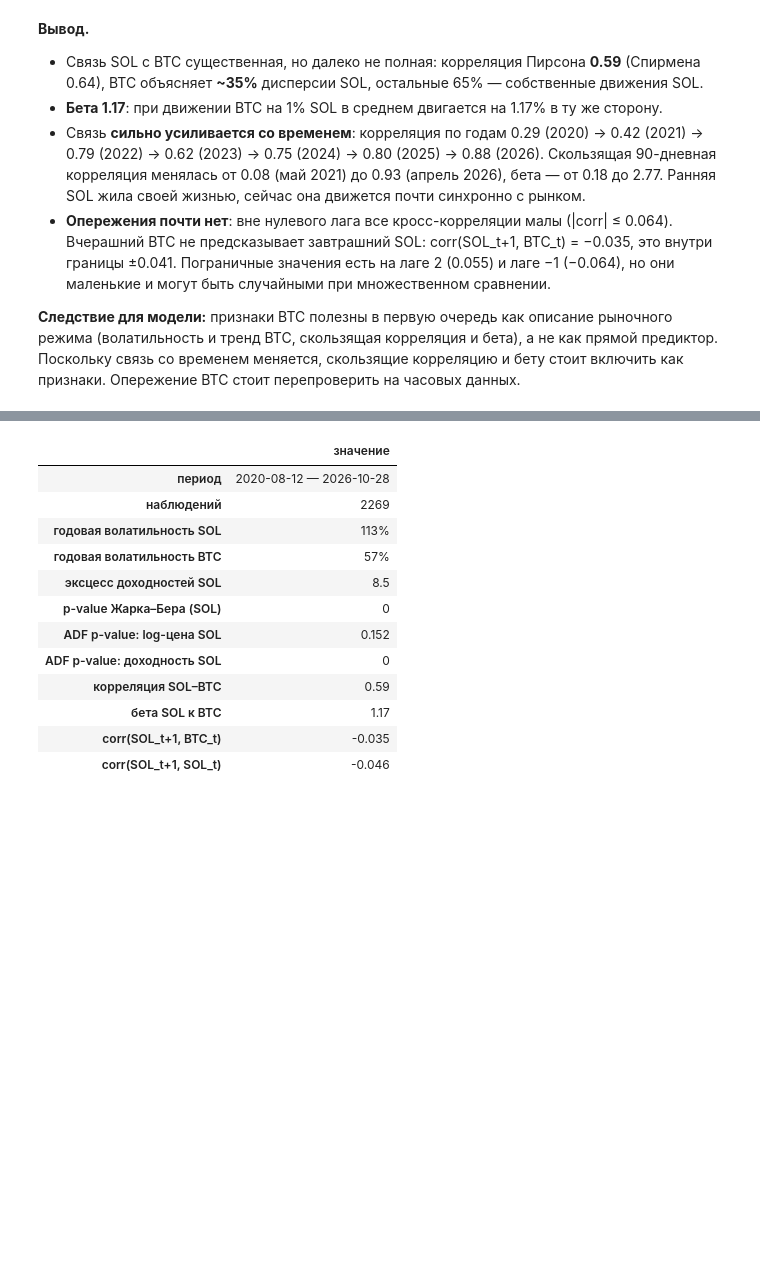
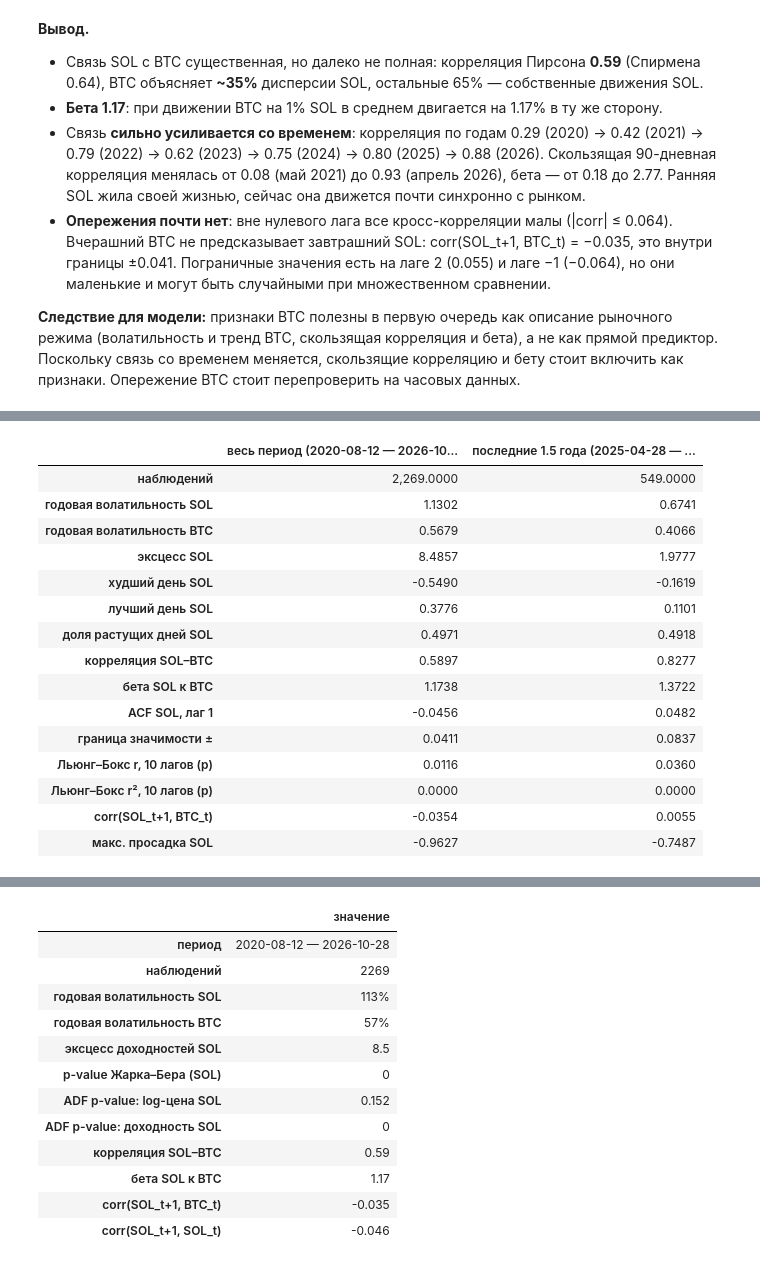
Before and after one commit to NiELlsee/crypto-price-prediction, a Jupyter notebook: notebooks/01_eda.ipynb, the cells around one changed output, grey strips where cells are left out. Drawn from its saved outputs; the diff is of its cells as text; code cells hidden in the pictures; blank space fills up the shorter version.

```diff
--- a/notebooks/01_eda.ipynb
+++ b/notebooks/01_eda.ipynb
@@ -368,3 +409,18 @@ if INTERVAL != "1d":
     plt.show()
 # %% [output]
 [figure]
+# %%
+# Эффект выходных: сравниваем разброс (волатильность) и среднюю доходность
+weekend = ret.index.day_of_week >= 5
+rows = {}
+for asset in ["sol", "btc"]:
+    r = ret[asset]
+    rows[asset.upper()] = {
+        "волатильность в будни": r[~weekend].std(),
+        "волатильность в выходные": r[weekend].std(),
+        "выходные / будни": r[weekend].std() / r[~weekend].std(),
+        "тест Левена (разброс), p-value": stats.levene(r[weekend], r[~weekend]).pvalue,
+        "тест Краскела–Уоллиса (среднее по дням), p-value":
+            stats.kruskal(*[r[ret.index.day_of_week == d] for d in range(7)]).pvalue,
+    }
+pd.DataFrame(rows)
@@ -467,0 +564,50 @@ lead
+# %%
+RECENT_START = ret.index.max() - pd.DateOffset(months=18)
+
+
+def period_stats(r: pd.DataFrame, price: pd.Series) -> pd.Series:
+    x, b = r["sol"], r["btc"]
+    sigma = x.std()
+    return pd.Series({
+        "наблюдений": len(r),
+        "годовая волатильность SOL": sigma * np.sqrt(PERIODS_PER_YEAR),
+        "годовая волатильность BTC": b.std() * np.sqrt(PERIODS_PER_YEAR),
+        "эксцесс SOL": stats.kurtosis(x),
+        "худший день SOL": x.min(),
+        "лучший день SOL": x.max(),
+        "доля растущих дней SOL": (x > 0).mean(),
+        "корреляция SOL–BTC": x.corr(b),
+        "бета SOL к BTC": x.cov(b) / b.var(),
+        "ACF SOL, лаг 1": acf(x, 1)[0],
+        "граница значимости ±": 1.96 / np.sqrt(len(r)),
+        "Льюнг–Бокс r, 10 лагов (p)": ljung_box_pvalue(x, 10),
+        "Льюнг–Бокс r², 10 лагов (p)": ljung_box_pvalue(x ** 2, 10),
+        "corr(SOL_t+1, BTC_t)": x.shift(-1).corr(b),
+        "макс. просадка SOL": (price / price.cummax() - 1).min(),
+    })
+
+
+recent = ret[ret.index >= RECENT_START]
+subperiods = pd.DataFrame({
+    f"весь период ({ret.index.min():%Y-%m-%d} — {ret.index.max():%Y-%m-%d})": period_stats(ret, sol["close"]),
+    f"последние 1.5 года ({recent.index.min():%Y-%m-%d} — {recent.index.max():%Y-%m-%d})":
+        period_stats(recent, sol.loc[sol.index >= RECENT_START, "close"]),
+})
+subperiods
+# %% [output]
+|  | весь период (2020-08-12 — 2026-10... | последние 1.5 года (2025-04-28 — ... |
+| наблюдений | 2,269.0000 | 549.0000 |
+| годовая волатильность SOL | 1.1302 | 0.6741 |
+| годовая волатильность BTC | 0.5679 | 0.4066 |
+| эксцесс SOL | 8.4857 | 1.9777 |
+| худший день SOL | -0.5490 | -0.1619 |
+| лучший день SOL | 0.3776 | 0.1101 |
+| доля растущих дней SOL | 0.4971 | 0.4918 |
+| корреляция SOL–BTC | 0.5897 | 0.8277 |
+| бета SOL к BTC | 1.1738 | 1.3722 |
+| ACF SOL, лаг 1 | -0.0456 | 0.0482 |
+| граница значимости ± | 0.0411 | 0.0837 |
+| Льюнг–Бокс r, 10 лагов (p) | 0.0116 | 0.0360 |
+| Льюнг–Бокс r², 10 лагов (p) | 0.0000 | 0.0000 |
+| corr(SOL_t+1, BTC_t) | -0.0354 | 0.0055 |
+| макс. просадка SOL | -0.9627 | -0.7487 |
```
Also changed, not shown: parts of 10 cells of this notebook, 1 other file.
